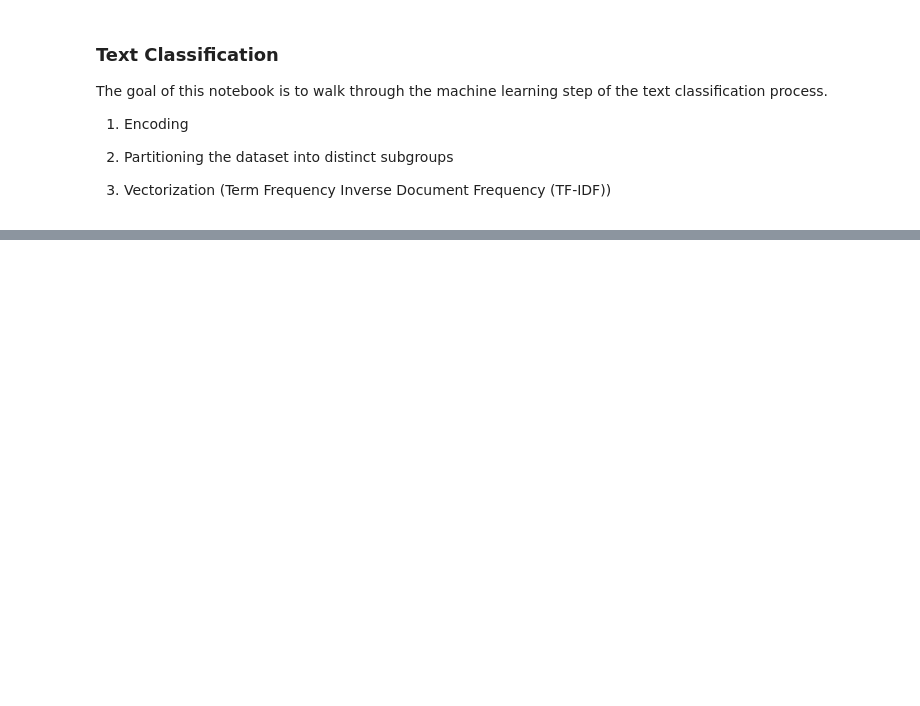
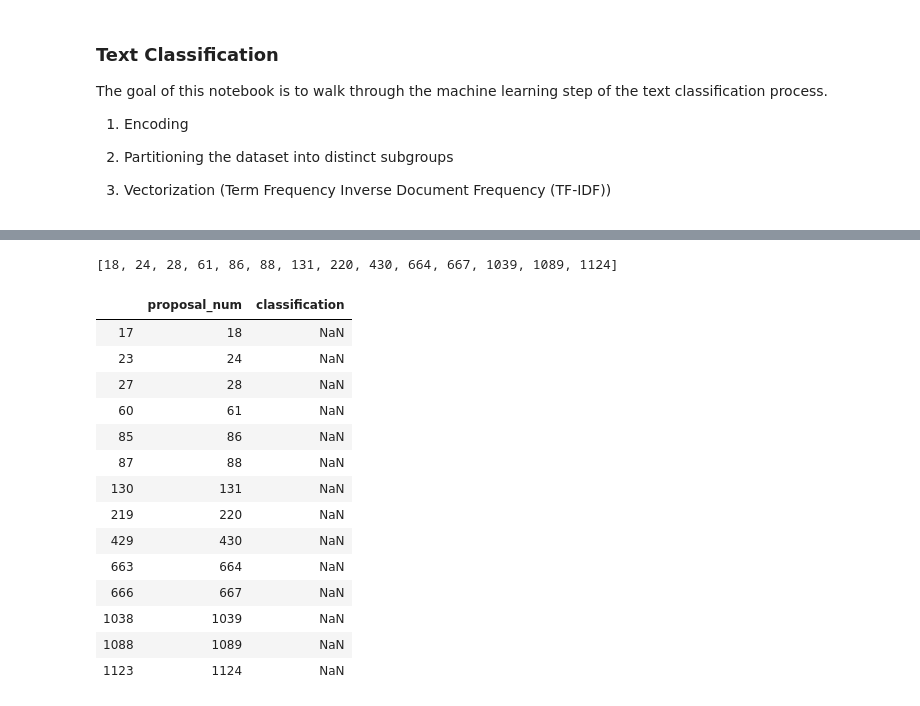
Before and after one commit to nmiles2718/PACMan_dist, a Jupyter notebook: notebooks/prototyping_encoding.ipynb, the cells around one changed output, grey strips where cells are left out. Drawn from its saved outputs; the diff is of its cells as text; code cells hidden in the pictures; blank space fills up the shorter version.

```diff
--- a/notebooks/prototyping_encoding.ipynb
+++ b/notebooks/prototyping_encoding.ipynb
@@ -146,0 +208,2 @@ print(classification_report(test_df['category_id'], predictions , target_names=l
+# %%
+proposal_classifications = pd.read_csv('/Users/nmiles/PACMan_dist/cycle_25_classifications.txt')
@@ -146,0 +224,2 @@ print(classification_report(test_df['category_id'], predictions , target_names=l
+# %%
+hand_classified_null = proposal_classifications[proposal_classifications['classification'].isnull()]
@@ -146,0 +240,22 @@ print(classification_report(test_df['category_id'], predictions , target_names=l
+# %%
+missing_proposals
+# %% [output]
+[18, 24, 28, 61, 86, 88, 131, 220, 430, 664, 667, 1039, 1089, 1124]
+# %%
+hand_classified_null
+# %% [output]
+|  | proposal_num | classification |
+| 17 | 18 | NaN |
+| 23 | 24 | NaN |
+| 27 | 28 | NaN |
+| 60 | 61 | NaN |
+| 85 | 86 | NaN |
+| 87 | 88 | NaN |
+| 130 | 131 | NaN |
+| 219 | 220 | NaN |
+| 429 | 430 | NaN |
+| 663 | 664 | NaN |
+| 666 | 667 | NaN |
+| 1038 | 1039 | NaN |
+| 1088 | 1089 | NaN |
+| 1123 | 1124 | NaN |
```
Also changed, not shown: parts of 29 cells of this notebook.
